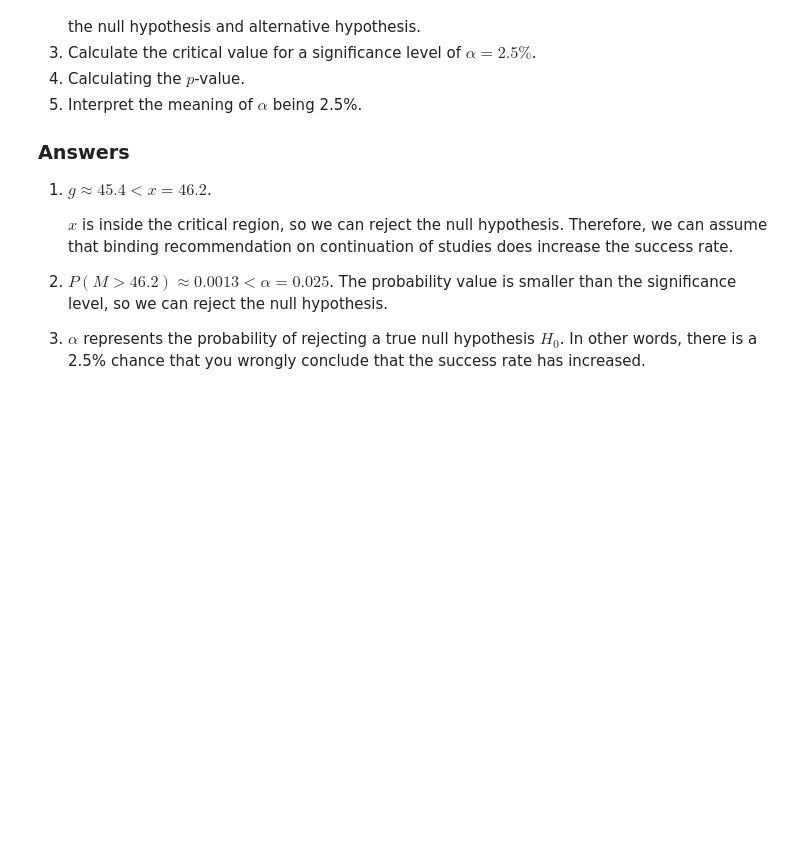
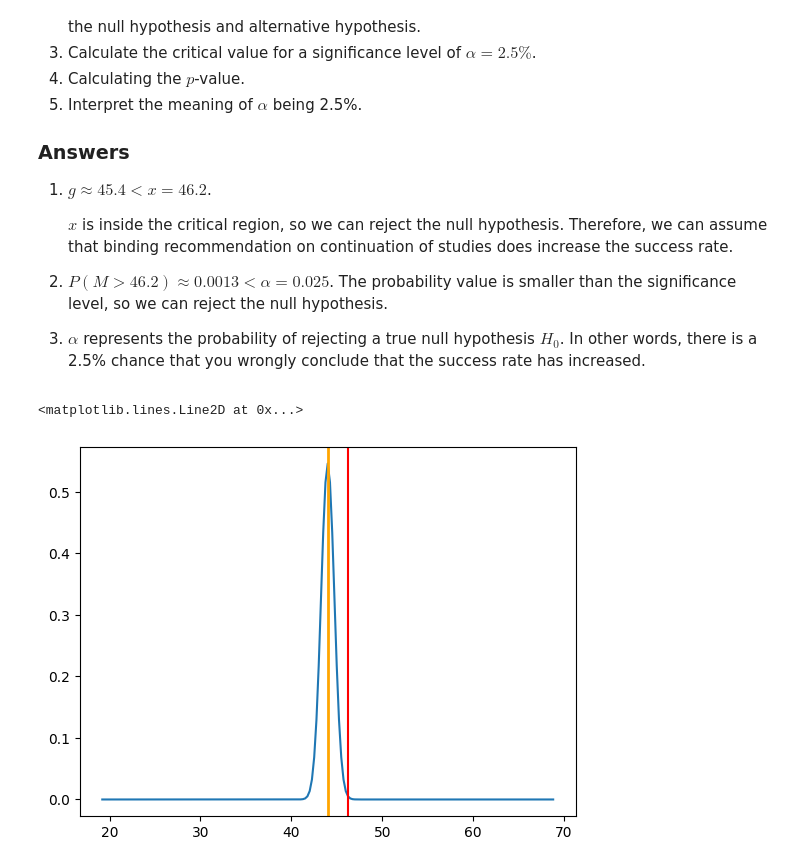
Before and after one commit to Elline-Angelica/Datascience-lab, a Jupyter notebook: 3-central-limit-testing/lab-3.04-hypothesis-testing.ipynb, the cells around one changed output. Drawn from its saved outputs; the diff is of its cells as text; code cells hidden in the pictures; blank space fills up the shorter version.

```diff
--- a/3-central-limit-testing/lab-3.04-hypothesis-testing.ipynb
+++ b/3-central-limit-testing/lab-3.04-hypothesis-testing.ipynb
@@ -188,0 +364,13 @@ Use an appropriate statistical test to verify the statements below, usinge a sig
+# %%
+# Calculate the region of acceptance for the average gross annual salary for the sample (men and women combined). In this case we want to verify if the sample mean is significantly different from the expected value, but it can be lower or higher.
+g1 = mu - stats.norm.isf(alpha/2) * sigma / np.sqrt(n)
+g2 = mu + stats.norm.isf(alpha/2) * sigma / np.sqrt(n)
+
+m_sample = rlanders['Money'].mean()
+
+print("Acceptance region [g1, g2] ≈ [%.3f, %.3f]" % (g1, g2))
+
+if (g1 < m_sample and m_sample < g2):
+    print("Sample mean = %.3f is inside acceptance region: do not reject H0" % m_sample)
+else:
+    print("Sample mean = %.3f is outside acceptance region: reject H0" % m_sample)
@@ -207,3 +409,24 @@ It is being said that introducing a “binding recommendation on continuation of
 
 2. $P(M > 46.2) \approx 0.0013 < \alpha = 0.025$. The probability value is smaller than the significance level, so we can reject the null hypothesis.
 3. $\alpha$ represents the probability of rejecting a true null hypothesis $H_0$. In other words, there is a 2.5% chance that you wrongly conclude that the success rate has increased.
+# %%
+# 1) Draw a density plot
+
+dist_x = np.linspace(mu - 4 * sigma, mu + 4 * sigma, num=201)
+
+# Y-values
+dist_y = stats.norm.pdf(dist_x, loc=mu, scale=sigma/np.sqrt(n))
+
+fig, dplot = plt.subplots(1, 1)
+
+# Plot
+dplot.plot(dist_x, dist_y)
+
+# Hypothetical population mean in orange
+dplot.axvline(mu, color="orange", lw=2)
+
+# Sample mean in red
+dplot.axvline(m_sample, color="red")
+# %% [output]
+<matplotlib.lines.Line2D at 0x...>
+[figure, added]
```
Also changed, not shown: parts of 39 cells of this notebook.
